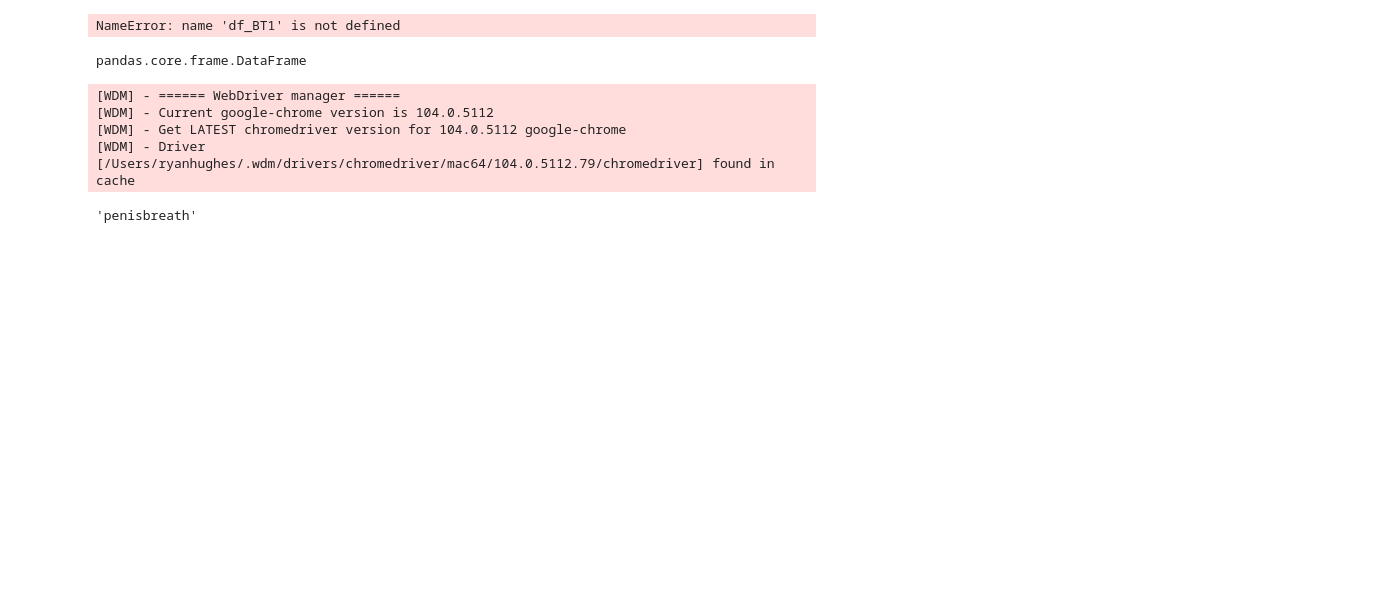
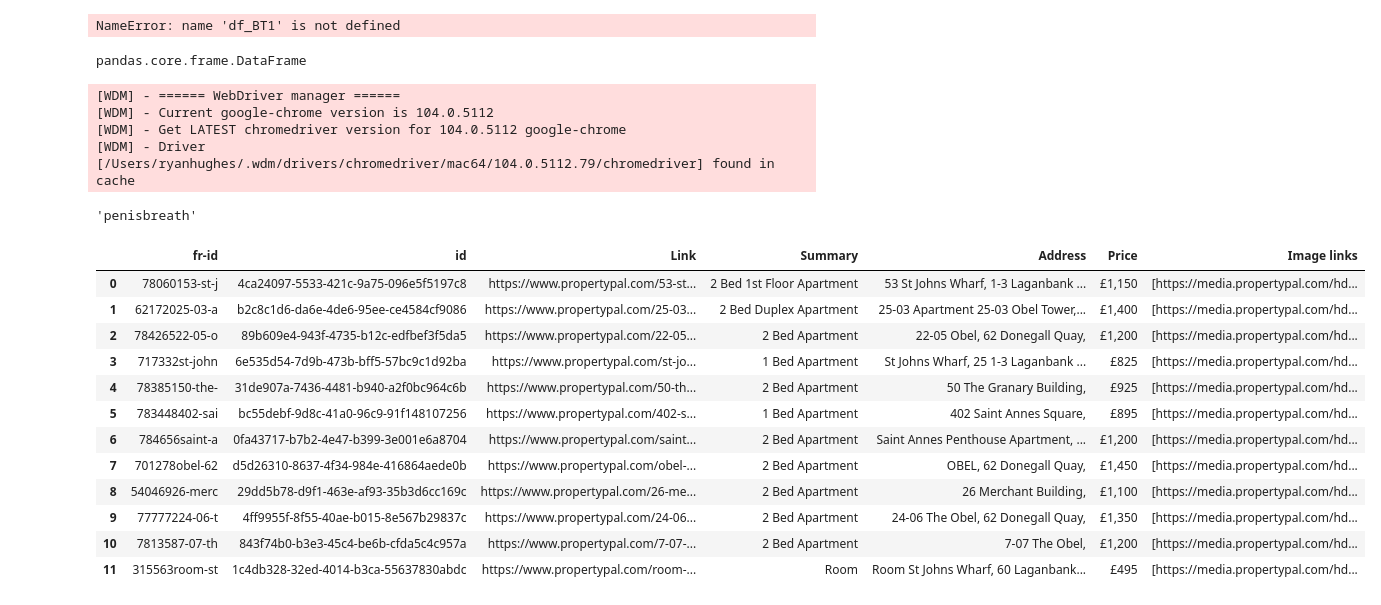
Before and after one commit to rahughes96/Property-Pal-Pipeline-, a Jupyter notebook: dataframe_property.ipynb, the cells around one changed output. Saved outputs shown, nothing was run; the diff lists cells and outputs as text; code cells hidden in the pictures; blank space fills up the shorter version.

```diff
--- a/dataframe_property.ipynb
+++ b/dataframe_property.ipynb
@@ -385,3 +385,20 @@ breath = "breath"
 penis+breath
 # %% [output]
 'penisbreath'
+# %%
+new_dataframe = pd.read_json("/Users/ryanhughes/Desktop/Aicore/Proppal/Property-Pal-Pipeline-/raw_data/BT1.json")
+new_dataframe
+# %% [output]
+|  | fr-id | id | Link | Summary | Address | Price | Image links |
+| 0 | 78060153-st-j | 4ca24097-5533-421c-9a75-096e5f5197c8 | https://www.propertypal.com/53-st... | 2 Bed 1st Floor Apartment | 53 St Johns Wharf, 1-3 Laganbank ... | £1,150 | [https://media.propertypal.com/hd... |
+| 1 | 62172025-03-a | b2c8c1d6-da6e-4de6-95ee-ce4584cf9086 | https://www.propertypal.com/25-03... | 2 Bed Duplex Apartment | 25-03 Apartment 25-03 Obel Tower,... | £1,400 | [https://media.propertypal.com/hd... |
+| 2 | 78426522-05-o | 89b609e4-943f-4735-b12c-edfbef3f5da5 | https://www.propertypal.com/22-05... | 2 Bed Apartment | 22-05 Obel, 62 Donegall Quay, | £1,200 | [https://media.propertypal.com/hd... |
+| 3 | 717332st-john | 6e535d54-7d9b-473b-bff5-57bc9c1d92ba | https://www.propertypal.com/st-jo... | 1 Bed Apartment | St Johns Wharf, 25 1-3 Laganbank ... | £825 | [https://media.propertypal.com/hd... |
+| 4 | 78385150-the- | 31de907a-7436-4481-b940-a2f0bc964c6b | https://www.propertypal.com/50-th... | 2 Bed Apartment | 50 The Granary Building, | £925 | [https://media.propertypal.com/hd... |
+| 5 | 783448402-sai | bc55debf-9d8c-41a0-96c9-91f148107256 | https://www.propertypal.com/402-s... | 1 Bed Apartment | 402 Saint Annes Square, | £895 | [https://media.propertypal.com/hd... |
+| 6 | 784656saint-a | 0fa43717-b7b2-4e47-b399-3e001e6a8704 | https://www.propertypal.com/saint... | 2 Bed Apartment | Saint Annes Penthouse Apartment, ... | £1,200 | [https://media.propertypal.com/hd... |
+| 7 | 701278obel-62 | d5d26310-8637-4f34-984e-416864aede0b | https://www.propertypal.com/obel-... | 2 Bed Apartment | OBEL, 62 Donegall Quay, | £1,450 | [https://media.propertypal.com/hd... |
+| 8 | 54046926-merc | 29dd5b78-d9f1-463e-af93-35b3d6cc169c | https://www.propertypal.com/26-me... | 2 Bed Apartment | 26 Merchant Building, | £1,100 | [https://media.propertypal.com/hd... |
+| 9 | 77777224-06-t | 4ff9955f-8f55-40ae-b015-8e567b29837c | https://www.propertypal.com/24-06... | 2 Bed Apartment | 24-06 The Obel, 62 Donegall Quay, | £1,350 | [https://media.propertypal.com/hd... |
+| 10 | 7813587-07-th | 843f74b0-b3e3-45c4-be6b-cfda5c4c957a | https://www.propertypal.com/7-07-... | 2 Bed Apartment | 7-07 The Obel, | £1,200 | [https://media.propertypal.com/hd... |
+| 11 | 315563room-st | 1c4db328-32ed-4014-b3ca-55637830abdc | https://www.propertypal.com/room-... | Room | Room St Johns Wharf, 60 Laganbank... | £495 | [https://media.propertypal.com/hd... |
```
Also changed, not shown: parts of 4 cells of this notebook, 7 other files.
